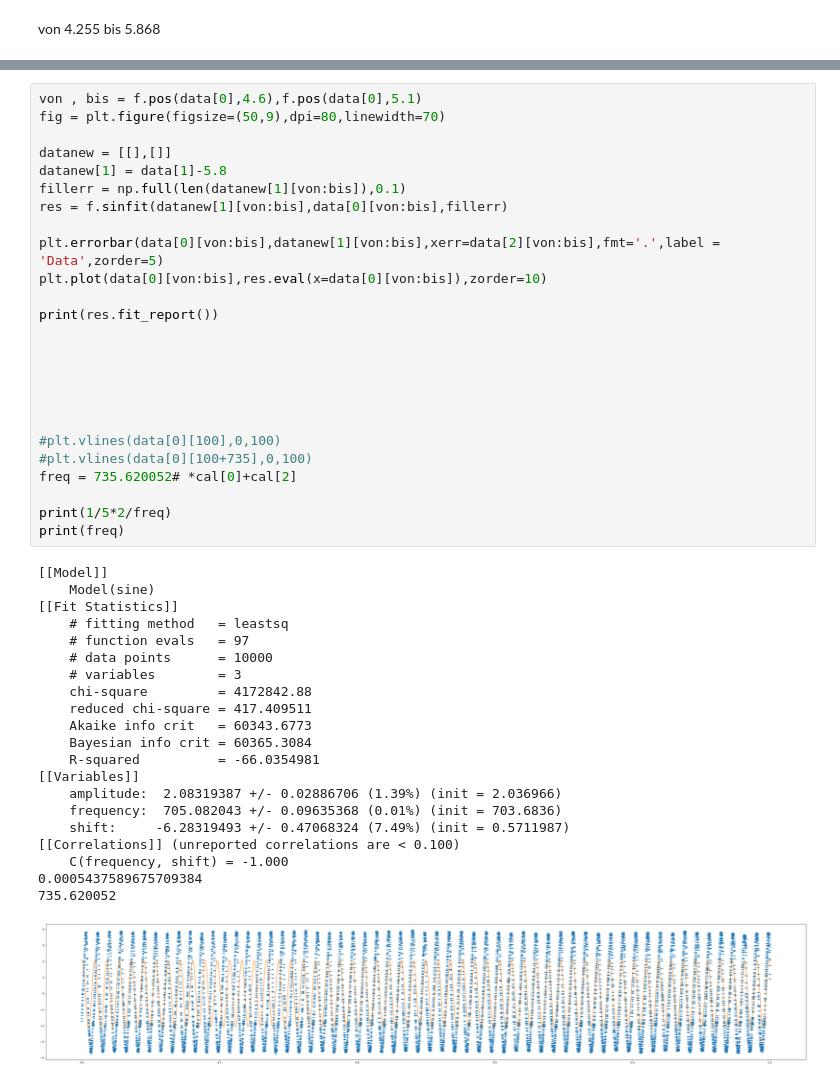
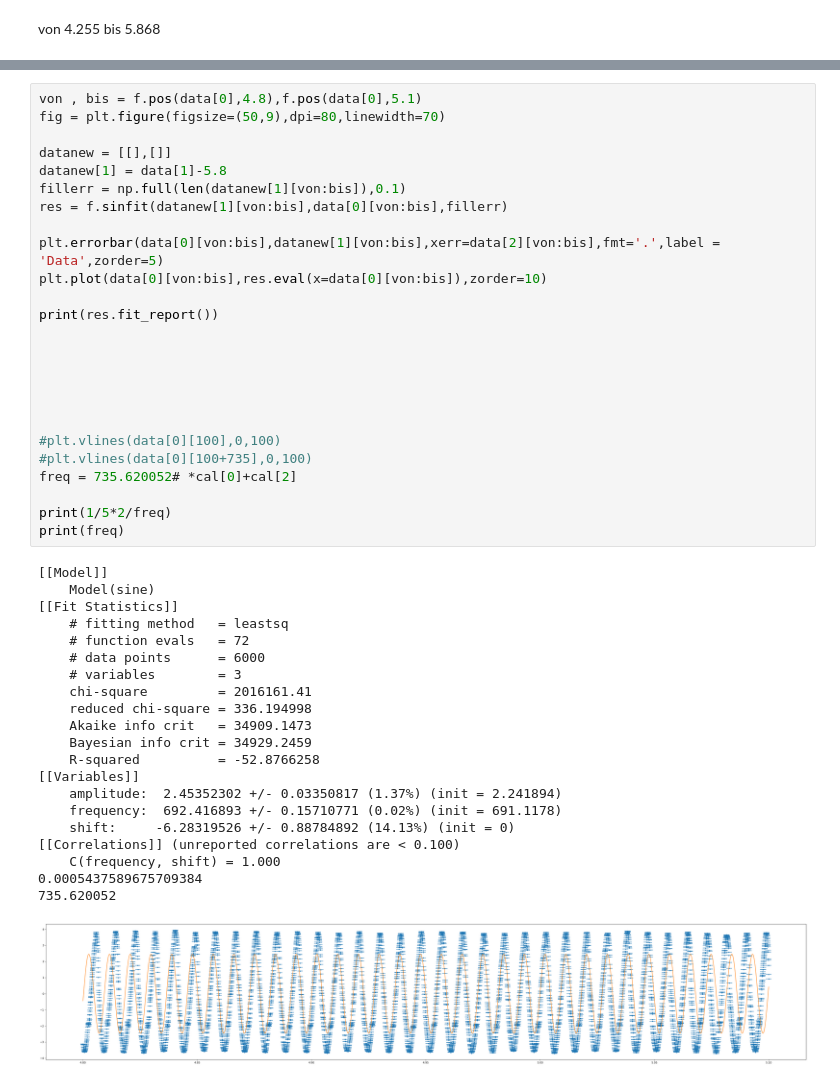
Before and after one commit to Friedrich-Jahns/Fortgeschrittenen-Praktikum-Physik, a Jupyter notebook: FP4_Michelson/A3/A3_sinfit.ipynb, the cells around one changed output, grey strips where cells are left out. Saved outputs shown, nothing was run; the diff lists cells and outputs as text.

```diff
--- a/FP4_Michelson/A3/A3_sinfit.ipynb
+++ b/FP4_Michelson/A3/A3_sinfit.ipynb
@@ -34,50 +34,50 @@ f.form([4.255,5.868])
 # %%
-von , bis = f.pos(data[0],4.6),f.pos(data[0],5.1)
+von , bis = f.pos(data[0],4.8),f.pos(data[0],5.1)
 fig = plt.figure(figsize=(50,9),dpi=80,linewidth=70)
 
 datanew = [[],[]]
 datanew[1] = data[1]-5.8
 fillerr = np.full(len(datanew[1][von:bis]),0.1)
 res = f.sinfit(datanew[1][von:bis],data[0][von:bis],fillerr)
 
 plt.errorbar(data[0][von:bis],datanew[1][von:bis],xerr=data[2][von:bis],fmt='.',label = 'Data',zorder=5)
 plt.plot(data[0][von:bis],res.eval(x=data[0][von:bis]),zorder=10)
 
 print(res.fit_report())
 
 
 
 
 
 
 #plt.vlines(data[0][100],0,100)
 #plt.vlines(data[0][100+735],0,100)
 freq = 735.620052# *cal[0]+cal[2]
 
 print(1/5*2/freq)
 print(freq)
 # %% [output]
 [[Model]]
     Model(sine)
 [[Fit Statistics]]
     # fitting method   = leastsq
-    # function evals   = 97
-    # data points      = 10000
+    # function evals   = 72
+    # data points      = 6000
     # variables        = 3
-    chi-square         = 4172842.88
-    reduced chi-square = 417.409511
-    Akaike info crit   = 60343.6773
-    Bayesian info crit = 60365.3084
-    R-squared          = -66.0354981
+    chi-square         = 2016161.41
+    reduced chi-square = 336.194998
+    Akaike info crit   = 34909.1473
+    Bayesian info crit = 34929.2459
+    R-squared          = -52.8766258
 [[Variables]]
-    amplitude:  2.08319387 +/- 0.02886706 (1.39%) (init = 2.036966)
-    frequency:  705.082043 +/- 0.09635368 (0.01%) (init = 703.6836)
-    shift:     -6.28319493 +/- 0.47068324 (7.49%) (init = 0.5711987)
+    amplitude:  2.45352302 +/- 0.03350817 (1.37%) (init = 2.241894)
+    frequency:  692.416893 +/- 0.15710771 (0.02%) (init = 691.1178)
+    shift:     -6.28319526 +/- 0.88784892 (14.13%) (init = 0)
 [[Correlations]] (unreported correlations are < 0.100)
-    C(frequency, shift) = -1.000
+    C(frequency, shift) = 1.000
 0.0005437589675709384
 735.620052
-[figure, old version]
+[figure, new version]
 # %%
 von , bis = f.pos(data[0],4.6),f.pos(data[0],4.7)
 fillerr = np.full(len(data[1][von:bis]),0.1)
```
Also changed, not shown: parts of 2 cells of this notebook, 15 other files.
